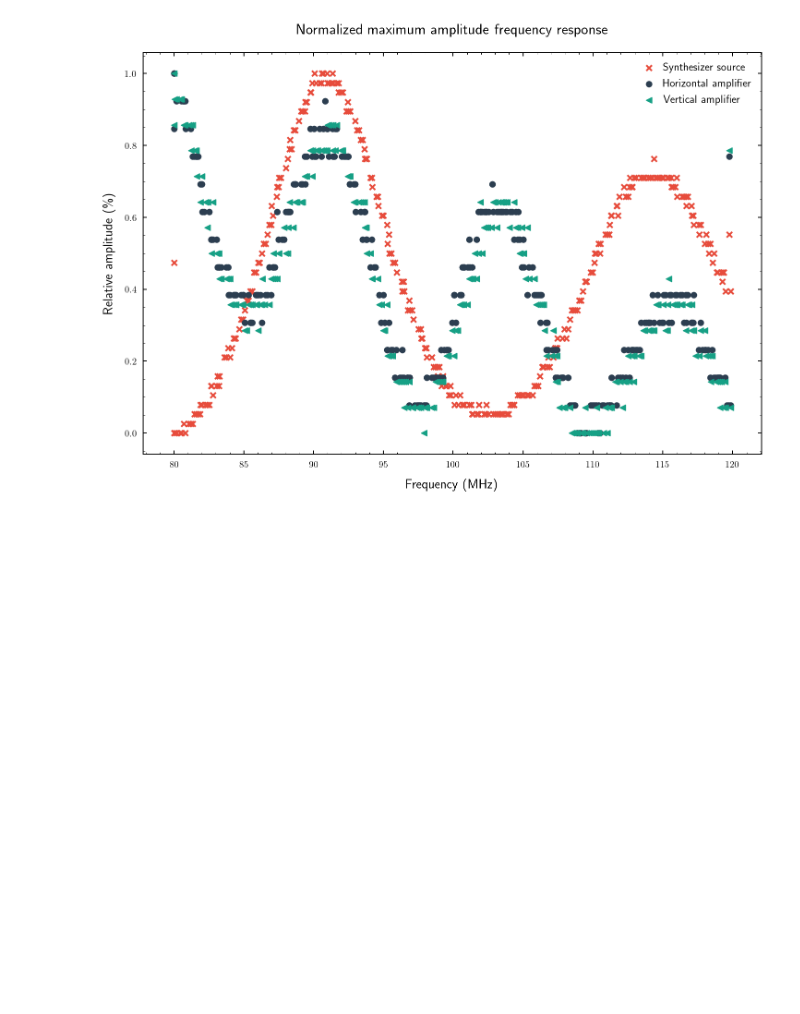
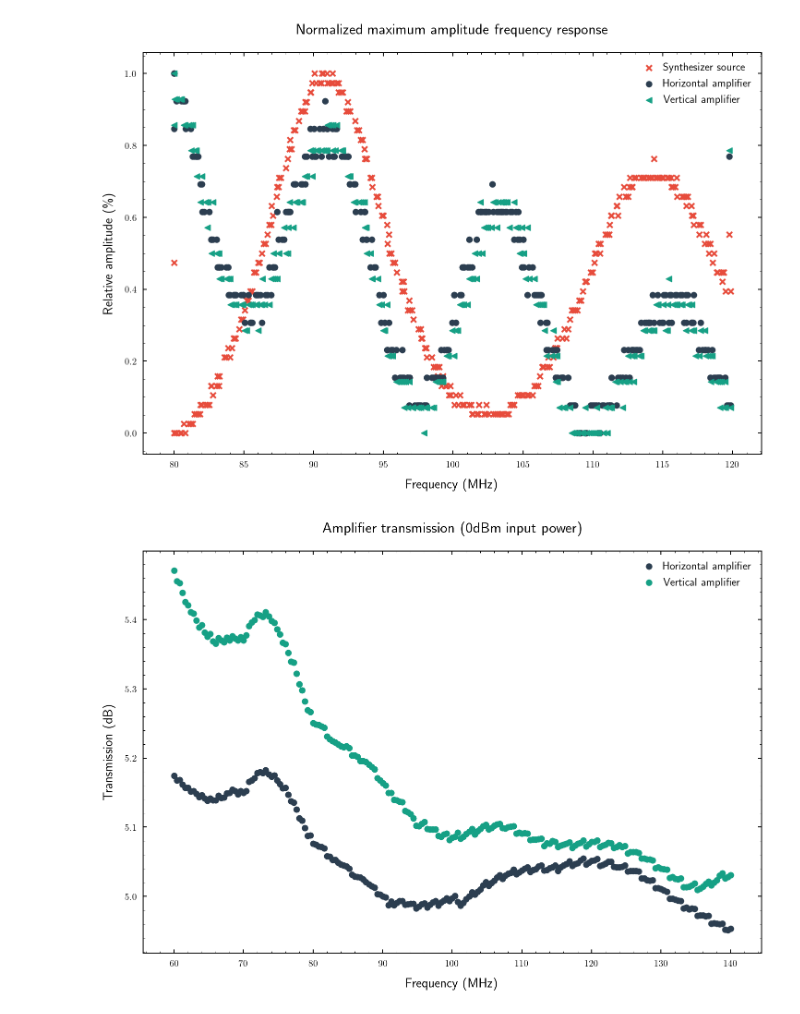
Before and after one commit to bodokaiser/bachelor-thesis, a Jupyter notebook: notebook/evaluation/signal-amplification.ipynb, the cells around one changed output. Cells and saved outputs as stored; diff of their text form; code cells hidden in the pictures; blank space fills up the shorter version.

```diff
--- a/notebook/evaluation/signal-amplification.ipynb
+++ b/notebook/evaluation/signal-amplification.ipynb
@@ -76,3 +88,18 @@ fig.savefig(os.path.join(figuredir, 'comparison.pdf'))
 plt.show()
 # %% [output]
 [figure]
+# %%
+dfh = pd.read_csv(os.path.join(datadir, 'hlog.csv'), skiprows=3, names=['frequency', 'transmission'], header=None, usecols=[0, 1])
+dfv = pd.read_csv(os.path.join(datadir, 'vlog.csv'), skiprows=3, names=['frequency', 'transmission'], header=None, usecols=[0, 1])
+# %%
+plt.figure(figsize=(12, 8))
+plt.scatter(dfh.frequency / 1e6, dfh.transmission, label='Horizontal amplifier', color='#2c3e50')
+plt.scatter(dfv.frequency / 1e6, dfv.transmission, label='Vertical amplifier', color='#16a085')
+plt.title('Amplifier transmission (0dBm input power)')
+plt.xlabel('Frequency (MHz)')
+plt.ylabel('Transmission (dB)')
+plt.legend()
+plt.savefig(os.path.join(figuredir, 'transmission.pdf'))
+plt.show()
+# %% [output]
+[figure, added]
```
Also changed, not shown: parts of 2 cells of this notebook, 16 other files.
